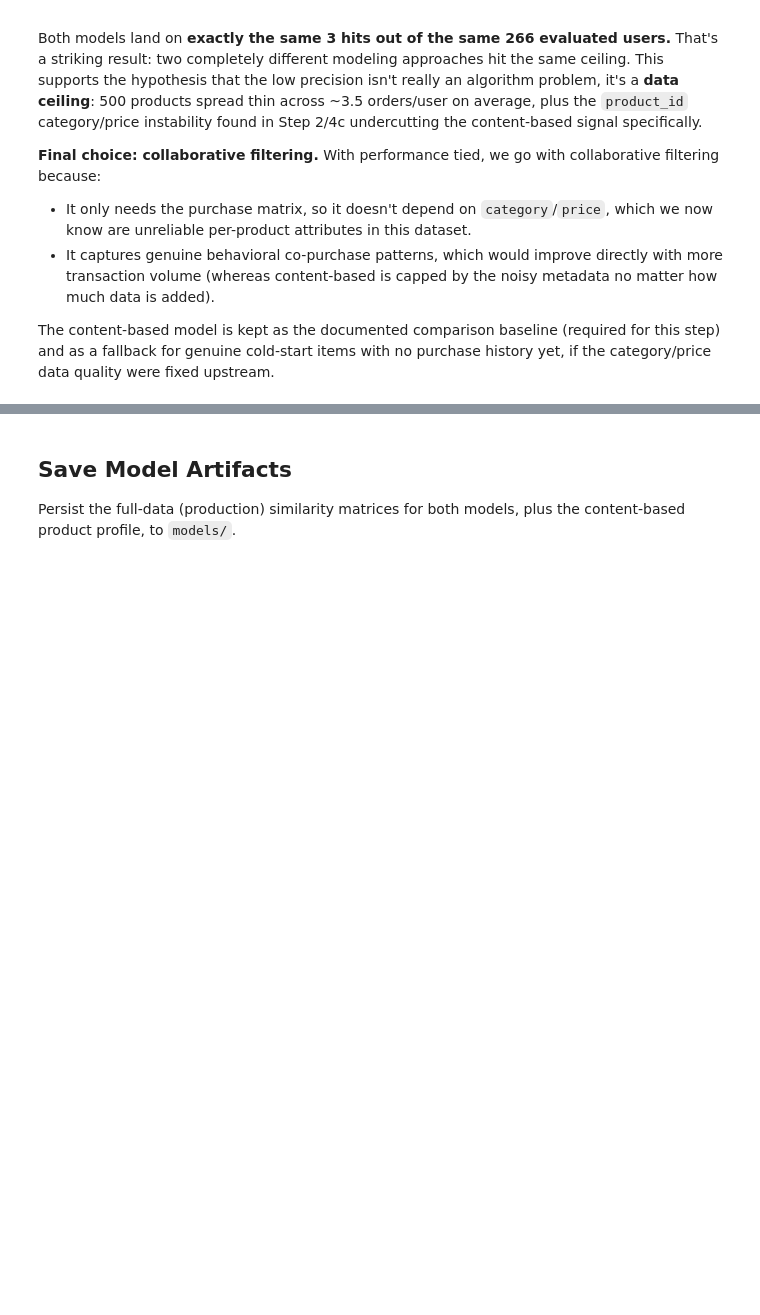
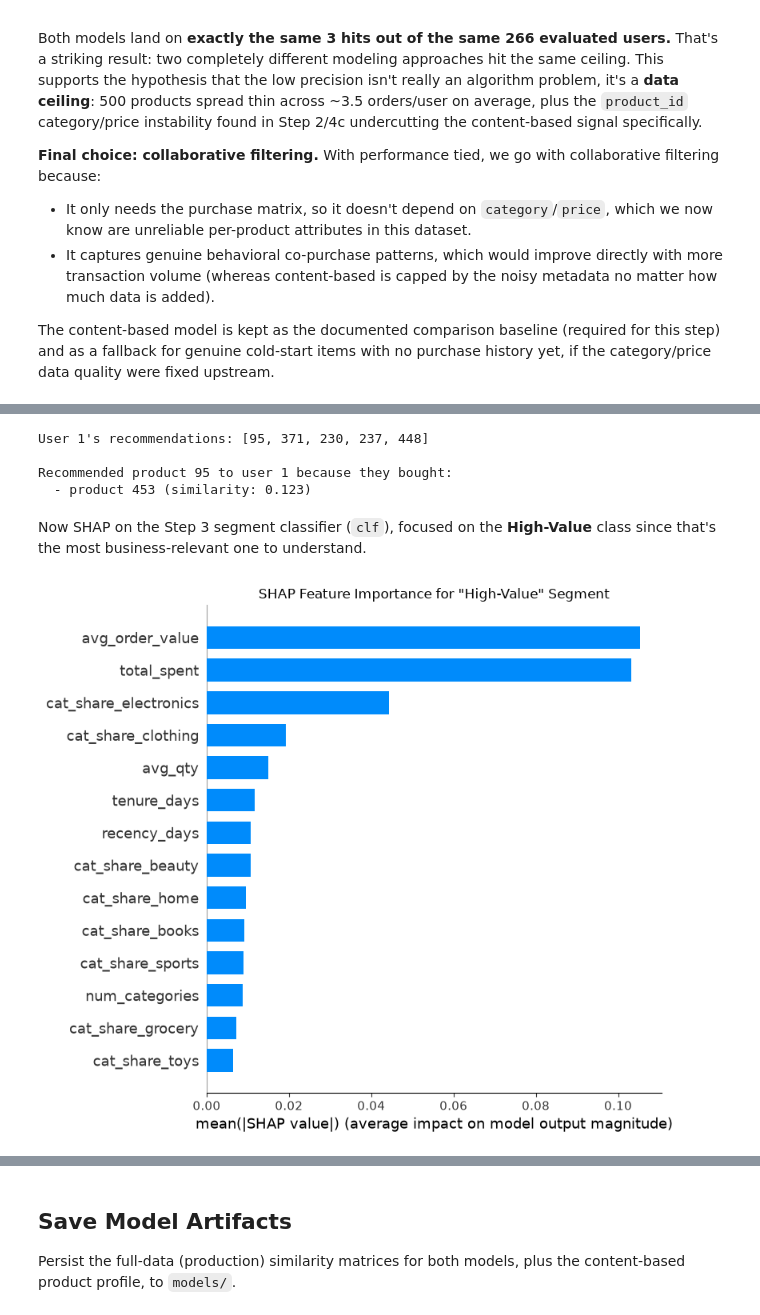
Before and after one commit to taichikun222/ecommerce-recommender, a Jupyter notebook: notebooks/01_eda_and_recommender.ipynb, the cells around one changed output, grey strips where cells are left out. Saved outputs shown, nothing was run; the diff lists cells and outputs as text; code cells hidden in the pictures; blank space fills up the shorter version.

Commit message:
added step 5

```diff
--- a/notebooks/01_eda_and_recommender.ipynb
+++ b/notebooks/01_eda_and_recommender.ipynb
@@ -627,0 +674,36 @@ Name: hit, dtype: float64
+# %%
+def explain_recommendation(user_id, recommended_product, user_item=user_item, item_sim_df=item_sim_df, top_k=3):
+    """Show which past purchase(s) drove a given recommendation, and how similar they are."""
+    bought = user_item.loc[user_id]
+    bought_products = bought[bought > 0].index.tolist()
+    sims = item_sim_df.loc[recommended_product, bought_products].sort_values(ascending=False)
+    print(f"Recommended product {recommended_product} to user {user_id} because they bought:")
+    for product, score in sims.head(top_k).items():
+        print(f"  - product {product} (similarity: {score:.3f})")
+
+recs = recommend_products(sample_user)
+print(f"User {sample_user}'s recommendations: {recs}\n")
+explain_recommendation(sample_user, recs[0])
+# %% [output]
+User 1's recommendations: [95, 371, 230, 237, 448]
+
+Recommended product 95 to user 1 because they bought:
+  - product 453 (similarity: 0.123)
+# %% [markdown]
+Now SHAP on the Step 3 segment classifier (`clf`), focused on the **High-Value** class since that's the most business-relevant one to understand.
+# %%
+import shap
+
+explainer = shap.TreeExplainer(clf)
+shap_values = explainer.shap_values(X_test)
+
+high_value_idx = list(clf.classes_).index('High-Value')
+shap.summary_plot(
+    shap_values[:, :, high_value_idx], X_test, feature_names=selected_features,
+    plot_type='bar', show=False
+)
+plt.title('SHAP Feature Importance for "High-Value" Segment')
+plt.tight_layout()
+plt.show()
+# %% [output]
+[figure, added]
```
Also changed, not shown: parts of 9 cells of this notebook, 1 other file.
